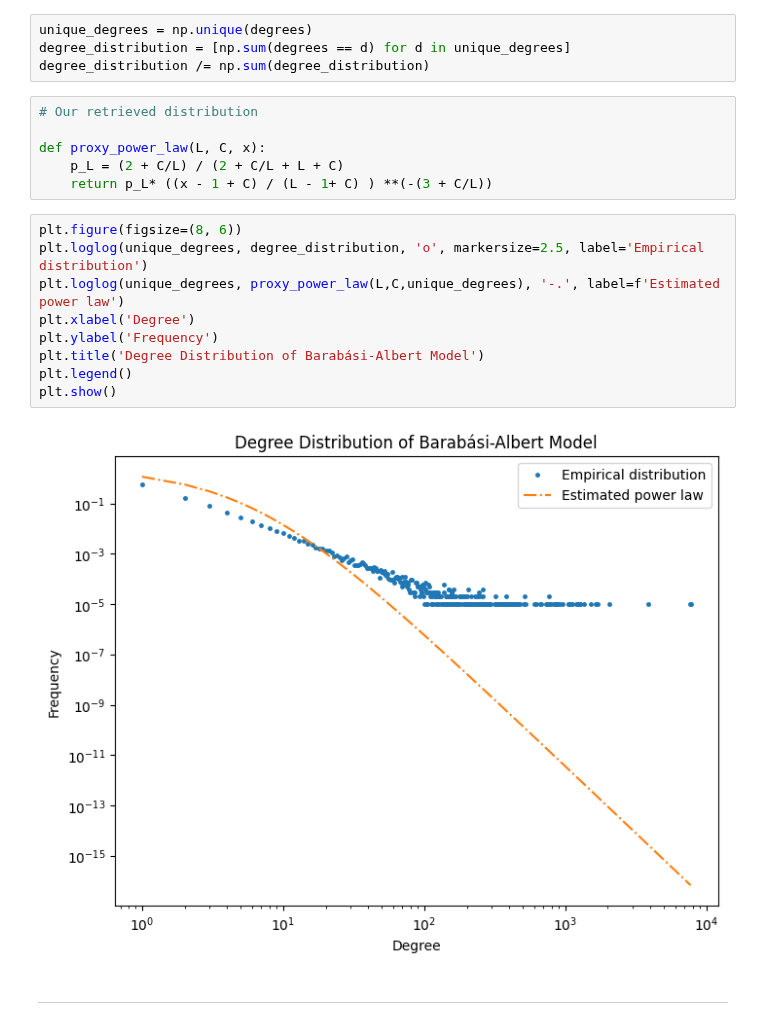
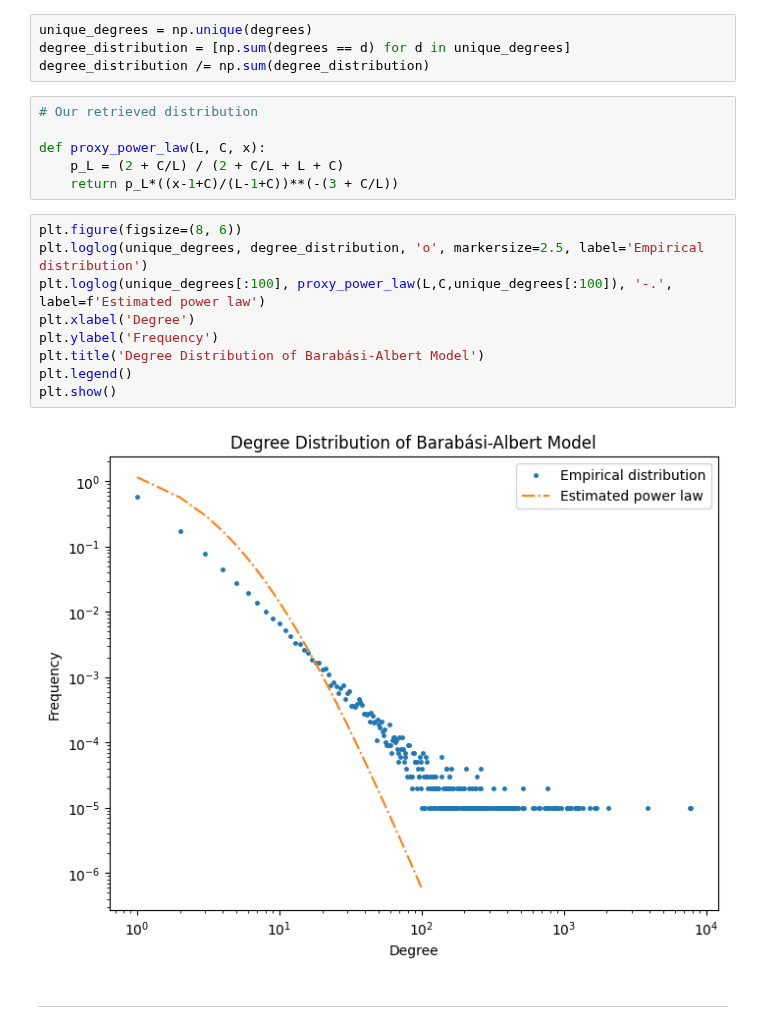
Before and after one commit to LeoDiNino97/SocialNetworks-OnlineMarkets, a Jupyter notebook: Social Networks/Homework/P1/P1.ipynb, the cells around one changed output. Cells and saved outputs as stored; diff of their text form.

```diff
--- a/Social Networks/Homework/P1/P1.ipynb
+++ b/Social Networks/Homework/P1/P1.ipynb
@@ -140,17 +140,17 @@ degree_distribution /= np.sum(degree_distribution)
 
 def proxy_power_law(L, C, x):
     p_L = (2 + C/L) / (2 + C/L + L + C)
-    return p_L* ((x - 1 + C) / (L - 1+ C) ) **(-(3 + C/L))
+    return p_L*((x-1+C)/(L-1+C))**(-(3 + C/L))
 # %%
 plt.figure(figsize=(8, 6))
 plt.loglog(unique_degrees, degree_distribution, 'o', markersize=2.5, label='Empirical distribution')
-plt.loglog(unique_degrees, proxy_power_law(L,C,unique_degrees), '-.', label=f'Estimated power law')
+plt.loglog(unique_degrees[:100], proxy_power_law(L,C,unique_degrees[:100]), '-.', label=f'Estimated power law')
 plt.xlabel('Degree')
 plt.ylabel('Frequency')
 plt.title('Degree Distribution of Barabási-Albert Model')
 plt.legend()
 plt.show()
 # %% [output]
-[figure, old version]
+[figure, new version]
 # %% [markdown]
 __________________
```
